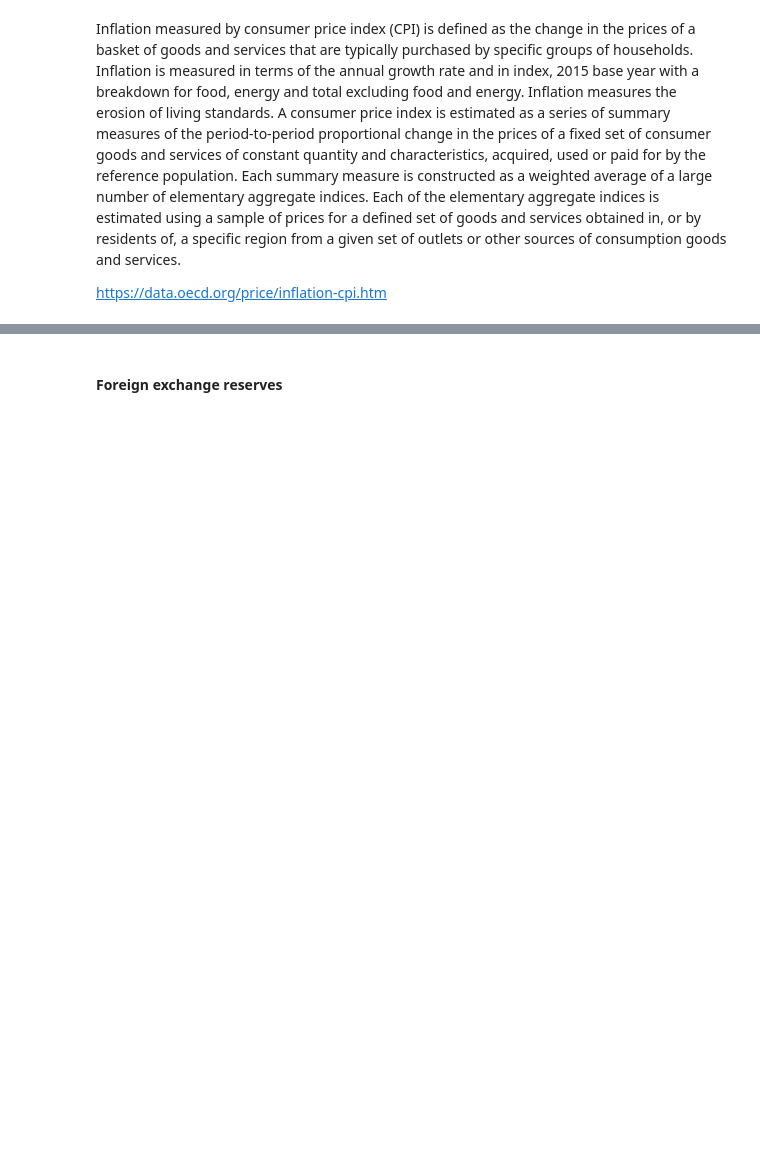
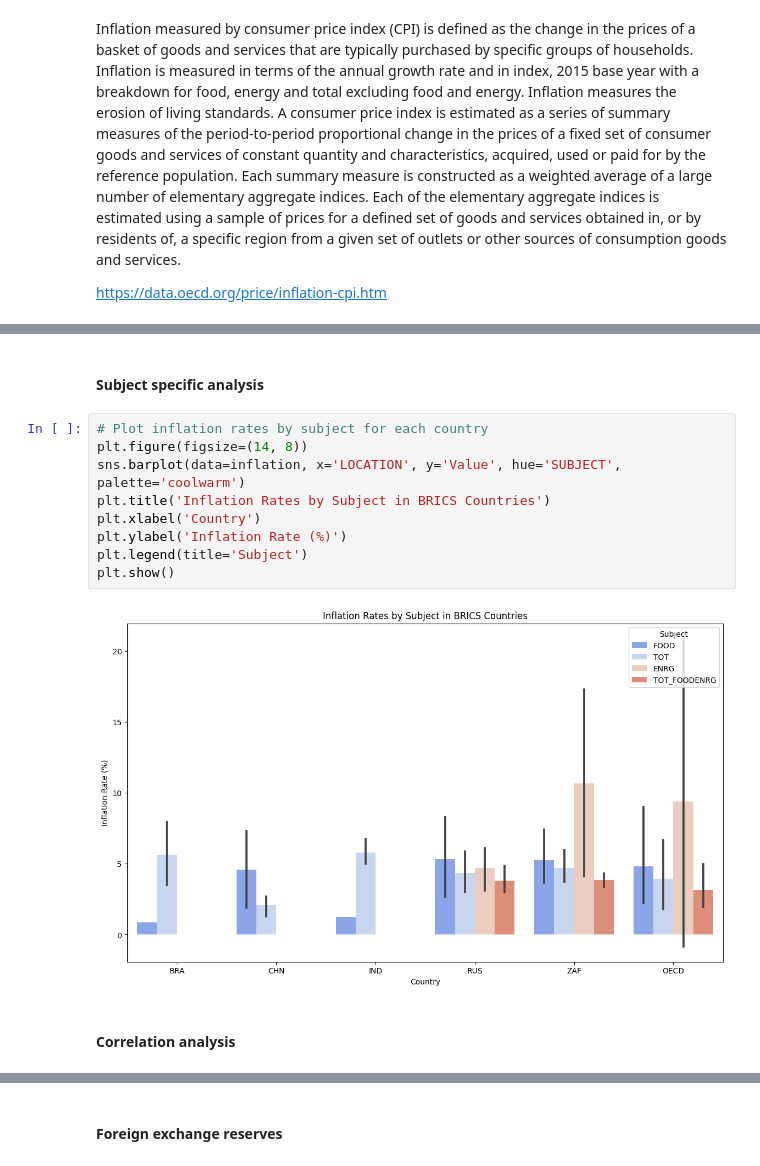
Before and after one commit to nusero92/cryptocurency, a Jupyter notebook: crypto project.ipynb, the cells around one changed output, grey strips where cells are left out. Drawn from its saved outputs; the diff is of its cells as text; blank space fills up the shorter version.

```diff
--- a/crypto project.ipynb
+++ b/crypto project.ipynb
@@ -297,0 +366,15 @@ inflation.transpose()
+# %% [markdown]
+#### Subject specific analysis
+# %%
+# Plot inflation rates by subject for each country
+plt.figure(figsize=(14, 8))
+sns.barplot(data=inflation, x='LOCATION', y='Value', hue='SUBJECT', palette='coolwarm')
+plt.title('Inflation Rates by Subject in BRICS Countries')
+plt.xlabel('Country')
+plt.ylabel('Inflation Rate (%)')
+plt.legend(title='Subject')
+plt.show()
+# %% [output]
+[figure, added]
+# %% [markdown]
+#### Correlation analysis
```
Also changed, not shown: parts of 15 cells of this notebook, 1 other file.
